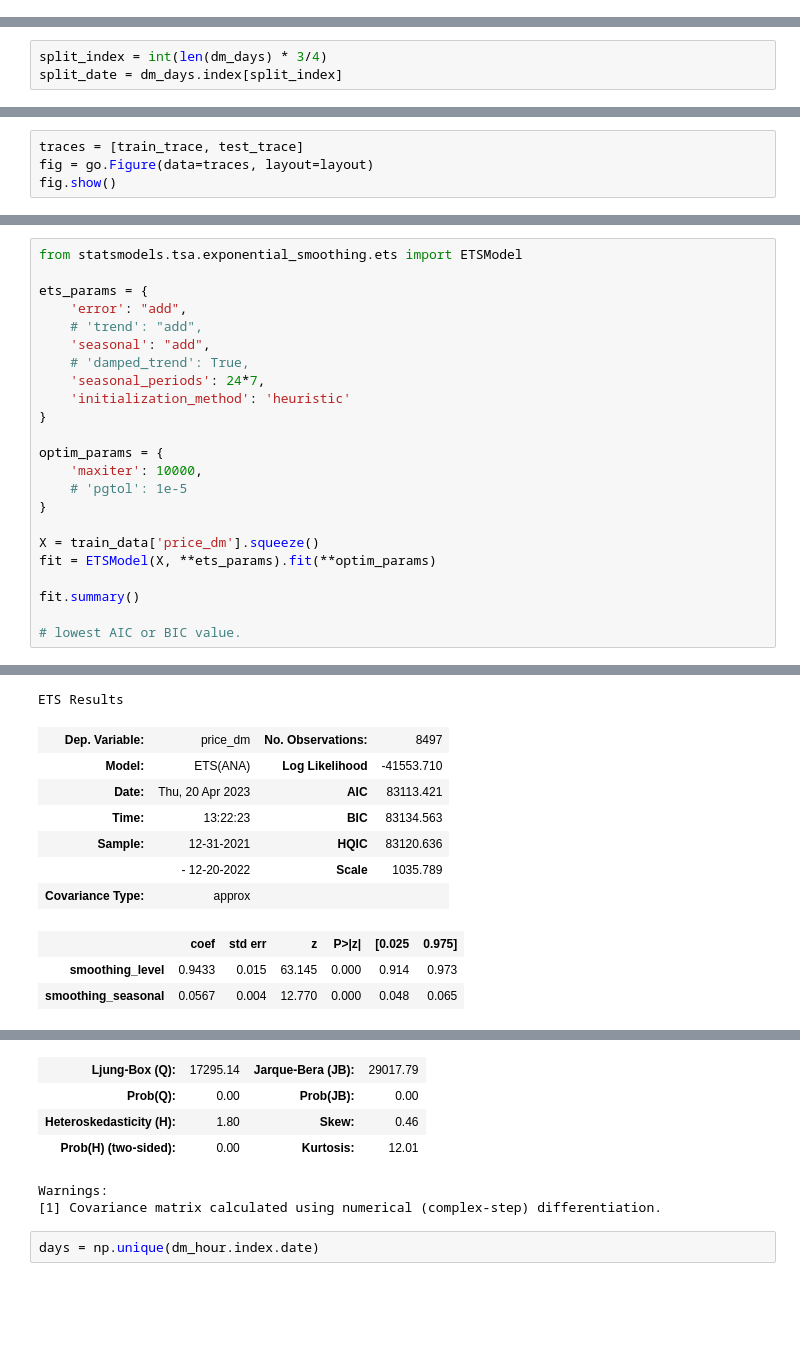
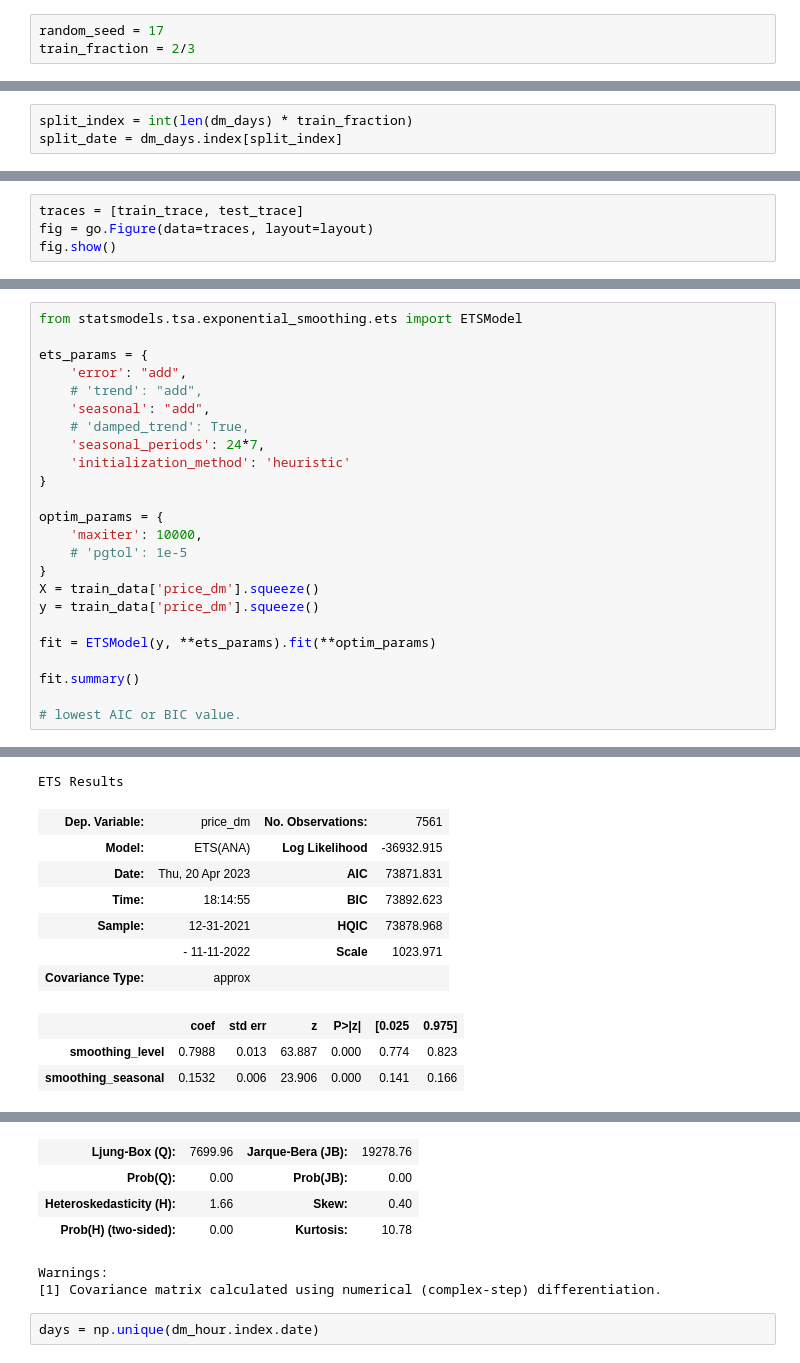
Before and after one commit to mat-ej/ThinkBayes2, a Jupyter notebook: mine/ets_statsmodels.ipynb, the cells around one changed output, grey strips where cells are left out. Cells and saved outputs as stored; diff of their text form; blank space fills up the shorter version.

```diff
--- a/mine/ets_statsmodels.ipynb
+++ b/mine/ets_statsmodels.ipynb
@@ -10,6 +10,9 @@ from warnings import simplefilter
 os.getcwd()
 # %% [output]
 '/home/m/repo/ThinkBayes2/mine'
+# %%
+random_seed = 17
+train_fraction = 2/3
 # %%
 simplefilter(action='ignore', category=FutureWarning)
 simplefilter(action='ignore', category=DeprecationWarning)
@@ -57,7 +60,7 @@ price_dm             0
 price_dm_forecast    0
 dtype: int64
 # %%
-split_index = int(len(dm_days) * 3/4)
+split_index = int(len(dm_days) * train_fraction)
 split_date = dm_days.index[split_index]
 # %%
 train_data = dm_hour[:split_date - pd.Timedelta(hours=1)]
@@ -113,9 +133,10 @@ optim_params = {
     'maxiter': 10000,
     # 'pgtol': 1e-5
 }
+X = train_data['price_dm'].squeeze()
+y = train_data['price_dm'].squeeze()
 
-X = train_data['price_dm'].squeeze()
-fit = ETSModel(X, **ets_params).fit(**optim_params)
+fit = ETSModel(y, **ets_params).fit(**optim_params)
 
 fit.summary()
 
@@ -139,16 +160,16 @@ At iterate    1    f=  4.92346D+00    |proj g|=  2.43371D-01
 
 CONVERGENCE: NORM_OF_PROJECTED_GRADIENT_<=_PGTOL
 ETS Results
-| Dep. Variable: | price_dm | No. Observations: | 8497 |
-| Model: | ETS(ANA) | Log Likelihood | -41553.710 |
-| Date: | Thu, 20 Apr 2023 | AIC | 83113.421 |
-| Time: | 13:22:23 | BIC | 83134.563 |
-| Sample: | 12-31-2021 | HQIC | 83120.636 |
-|  | - 12-20-2022 | Scale | 1035.789 |
+| Dep. Variable: | price_dm | No. Observations: | 7561 |
+| Model: | ETS(ANA) | Log Likelihood | -36932.915 |
+| Date: | Thu, 20 Apr 2023 | AIC | 73871.831 |
+| Time: | 18:14:55 | BIC | 73892.623 |
+| Sample: | 12-31-2021 | HQIC | 73878.968 |
+|  | - 11-11-2022 | Scale | 1023.971 |
 | Covariance Type: | approx |  |  |
 |  | coef | std err | z | P>|z| | [0.025 | 0.975] |
-| smoothing_level | 0.9433 | 0.015 | 63.145 | 0.000 | 0.914 | 0.973 |
-| smoothing_seasonal | 0.0567 | 0.004 | 12.770 | 0.000 | 0.048 | 0.065 |
+| smoothing_level | 0.7988 | 0.013 | 63.887 | 0.000 | 0.774 | 0.823 |
+| smoothing_seasonal | 0.1532 | 0.006 | 23.906 | 0.000 | 0.141 | 0.166 |
 |  | initialization method: heuristic |
 | initial_level | 123.3298 |
 | initial_seasonal.0 | -62.8141 |
@@ -165,10 +186,10 @@ ETS Results
 | initial_seasonal.165 | -2.1182 |
 | initial_seasonal.166 | -1.8293 |
 | initial_seasonal.167 | -46.4926 |
-| Ljung-Box (Q): | 17295.14 | Jarque-Bera (JB): | 29017.79 |
+| Ljung-Box (Q): | 7699.96 | Jarque-Bera (JB): | 19278.76 |
 | Prob(Q): | 0.00 | Prob(JB): | 0.00 |
-| Heteroskedasticity (H): | 1.80 | Skew: | 0.46 |
-| Prob(H) (two-sided): | 0.00 | Kurtosis: | 12.01 |
+| Heteroskedasticity (H): | 1.66 | Skew: | 0.40 |
+| Prob(H) (two-sided): | 0.00 | Kurtosis: | 10.78 |
 Warnings:
 [1] Covariance matrix calculated using numerical (complex-step) differentiation.
 # %%
```
Also changed, not shown: parts of 6 cells of this notebook, 5 other files.
